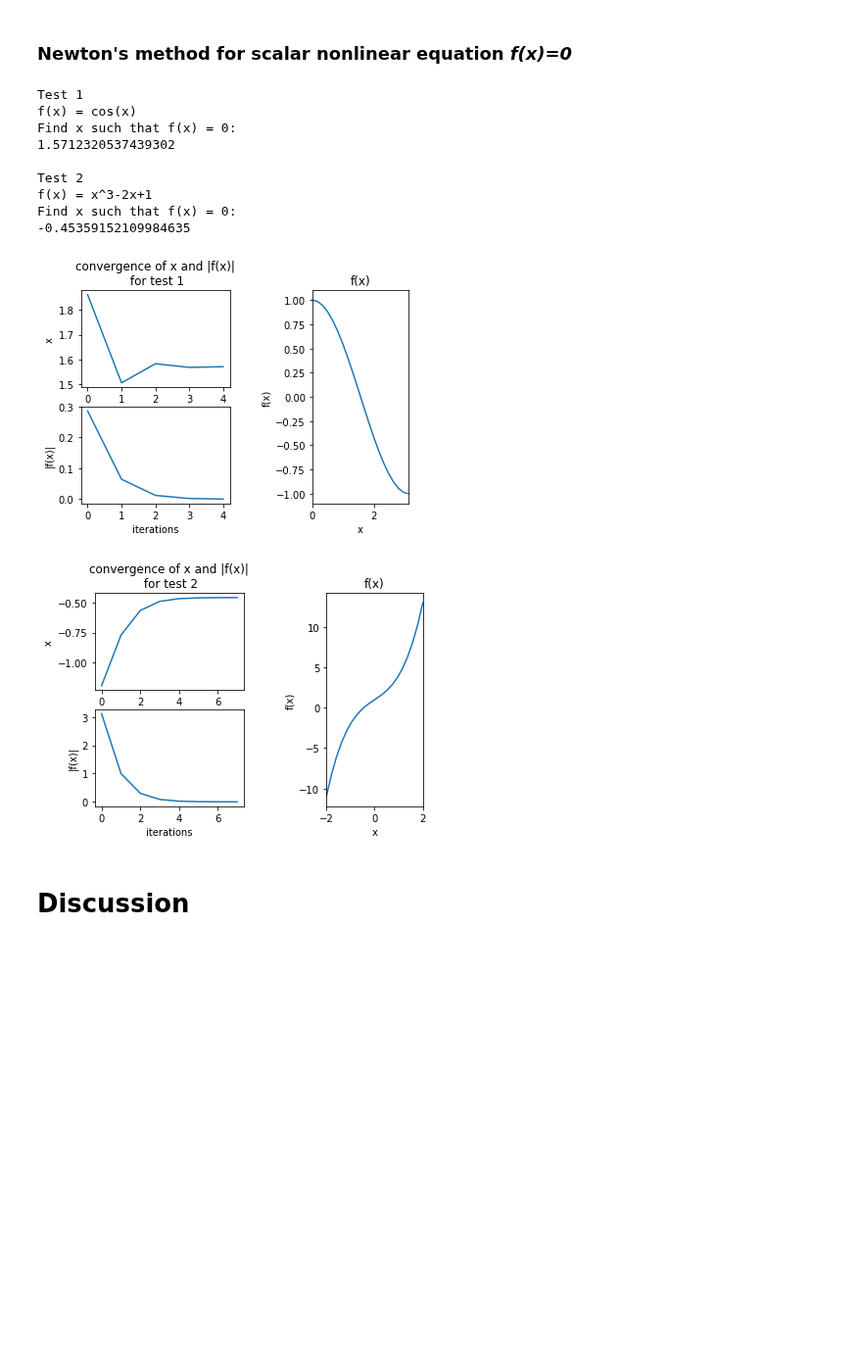
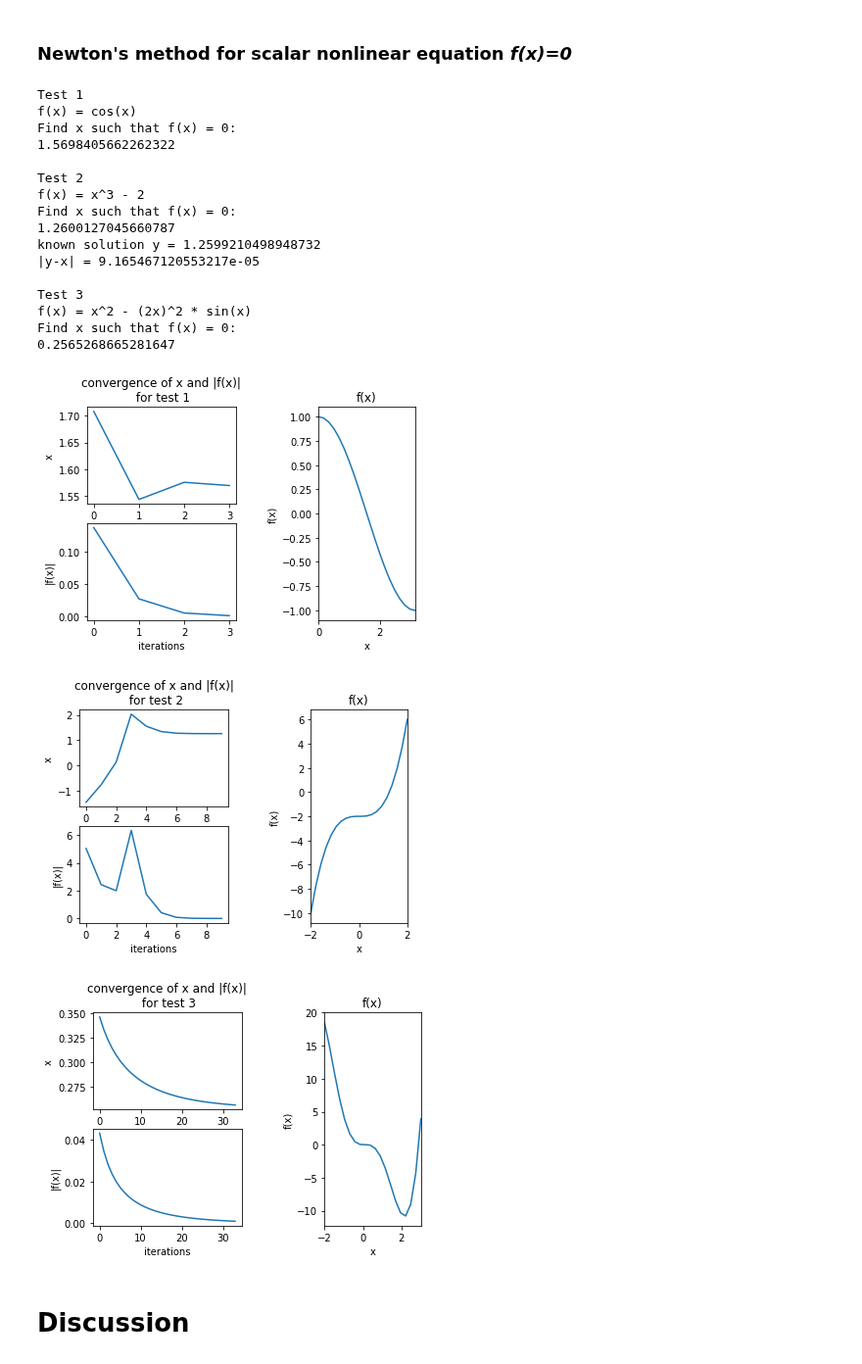
Before and after one commit to johanhoffman/DD2363-VT20, a Jupyter notebook: Lab-3/linde-report-lab-3.ipynb, the cells around one changed output. Shown at 98% size. Drawn from its saved outputs; the diff is of its cells as text; code cells hidden in the pictures; blank space fills up the shorter version.

Commit message:
update function

```diff
--- a/Lab-3/linde-report-lab-3.ipynb
+++ b/Lab-3/linde-report-lab-3.ipynb
@@ -424,34 +424,52 @@ Convergence criterion was not met
 # %%
 def function1(x):
   return math.cos(x)
 
 x = newton(function1 ,[0, math.pi], 0.001,1)
 print("Test 1")
 print("f(x) = cos(x)")
 print("Find x such that f(x) = 0:")
 print(x)
 
+def function2(x):
+  return pow(x, 3)-2
 
-def function2(x):
-  return pow(x, 3)+2*x+1
-
-x = newton(function2 ,[-2, 2], 0.001,2)
+x = newton(function2 ,[-2, 2], 0.001, 2)
 print("\nTest 2")
-print("f(x) = x^3-2x+1")
+print("f(x) = x^3 - 2")
 print("Find x such that f(x) = 0:")
 print(x)
+print("known solution y =", pow(2,1/3))
+print("|y-x| =", abs(pow(2,1/3) - x))
+
+def function3(x):
+  return pow(x,2) - pow(2*x,2)*math.sin(x)
+
+x = newton(function3 ,[-2, 3], 0.001, 3)
+print("\nTest 3")
+print("f(x) = x^2 - (2x)^2 * sin(x)")
+print("Find x such that f(x) = 0:")
+print(x)
 # %% [output]
 Test 1
 f(x) = cos(x)
 Find x such that f(x) = 0:
-1.5712320537439302
+1.5698405662262322
 
 Test 2
-f(x) = x^3-2x+1
+f(x) = x^3 - 2
 Find x such that f(x) = 0:
--0.45359152109984635
+1.2600127045660787
+known solution y = 1.2599210498948732
+|y-x| = 9.165467120553217e-05
+
+Test 3
+f(x) = x^2 - (2x)^2 * sin(x)
+Find x such that f(x) = 0:
+0.2565268665281647
-[figure, old version]
+[figure, new version]
-[figure, old version]
+[figure, new version]
+[figure, added]
 # %% [markdown]
 # **Discussion**
 # %% [markdown]
```
